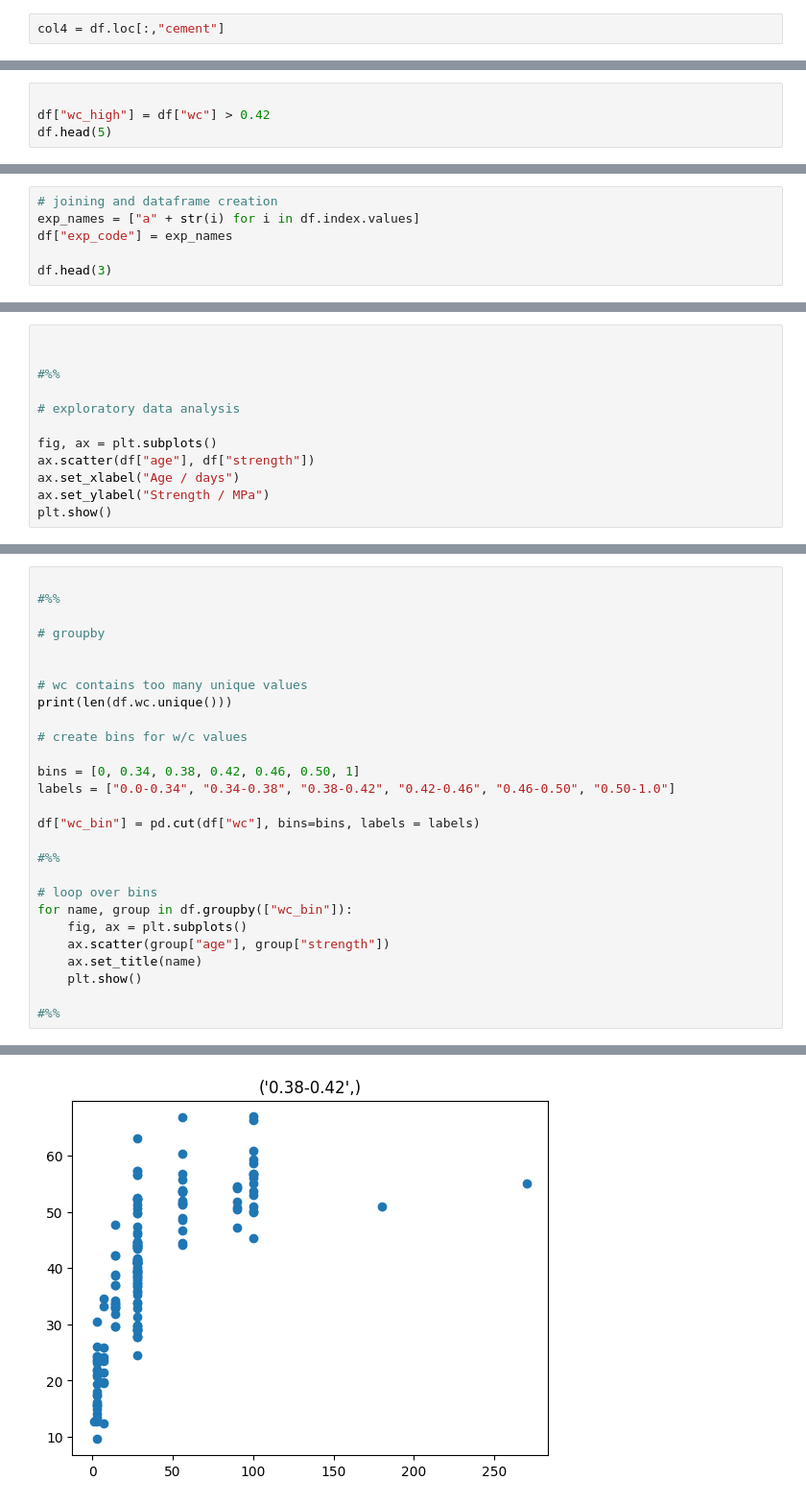
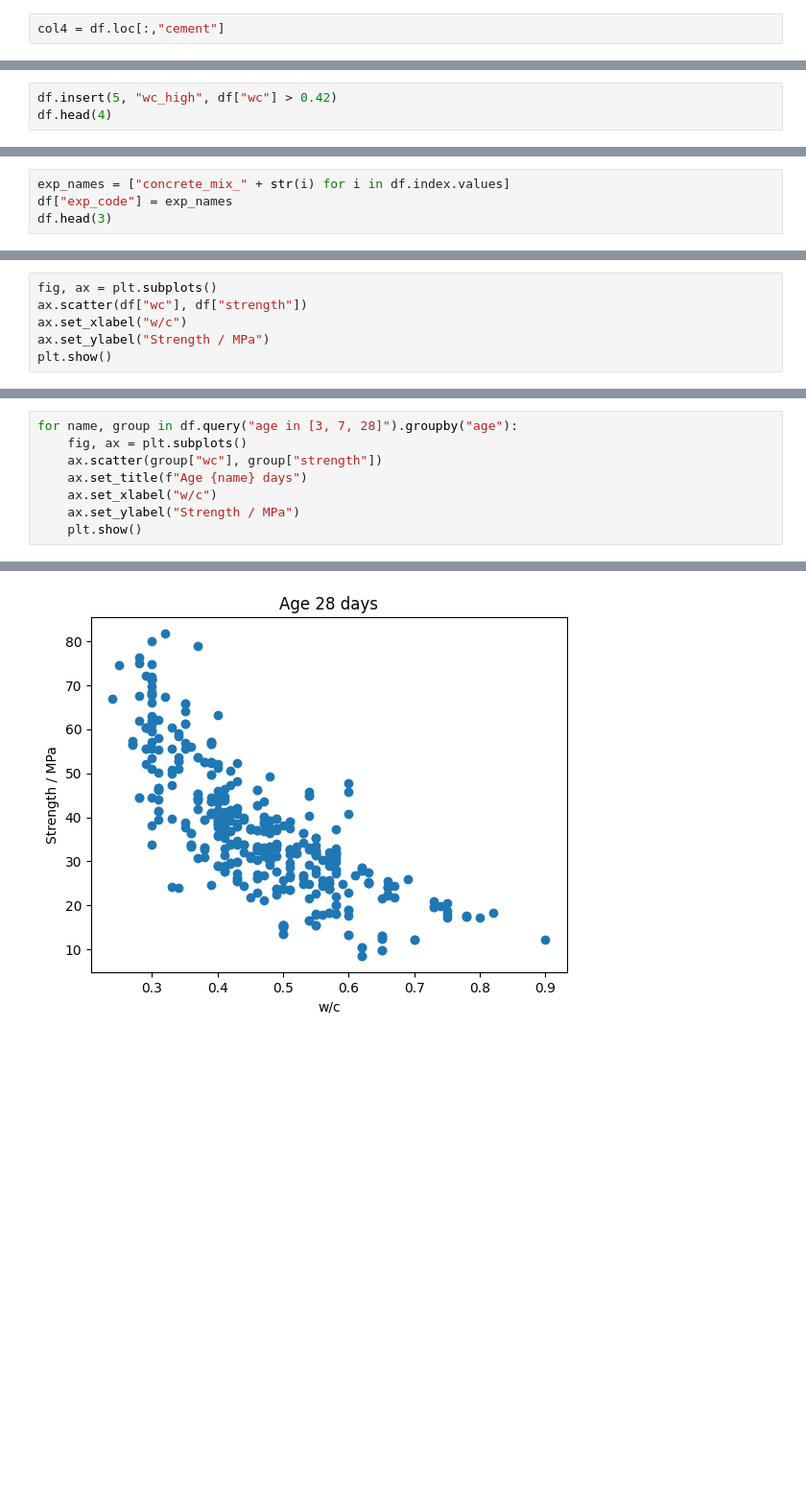
Before and after one commit to tgaedt/workshop_uv, a Jupyter notebook: notebooks/1_pandas_demo.ipynb, the cells around one changed output, grey strips where cells are left out. Shown at 96% size. Saved outputs shown, nothing was run; the diff lists cells and outputs as text; blank space fills up the shorter version.

```diff
--- a/notebooks/1_pandas_demo.ipynb
+++ b/notebooks/1_pandas_demo.ipynb
@@ -110,5 +152,4 @@ df.head(5)
 # %%
-
-df["wc_high"] = df["wc"] > 0.42
-df.head(5)
+df.insert(5, "wc_high", df["wc"] > 0.42)
+df.head(4)
 # %% [output]
@@ -169,7 +302,5 @@ df_high.head(3)
 # %%
-# joining and dataframe creation
-exp_names = ["a" + str(i) for i in df.index.values]
+exp_names = ["concrete_mix_" + str(i) for i in df.index.values]
 df["exp_code"] = exp_names
-
 df.head(3)
 # %% [output]
@@ -206,13 +339,7 @@ df_joined.head(3)
 # %%
-
-
-#%%
-
-# exploratory data analysis
-
 fig, ax = plt.subplots()
-ax.scatter(df["age"], df["strength"])
-ax.set_xlabel("Age / days")
+ax.scatter(df["wc"], df["strength"])
+ax.set_xlabel("w/c")
 ax.set_ylabel("Strength / MPa")
 plt.show()
 # %% [output]
@@ -220,28 +349,9 @@ plt.show()
 # %%
-
-#%%
-
-# groupby
-
-
-# wc contains too many unique values
-print(len(df.wc.unique()))
-
-# create bins for w/c values
-
-bins = [0, 0.34, 0.38, 0.42, 0.46, 0.50, 1]
-labels = ["0.0-0.34", "0.34-0.38", "0.38-0.42", "0.42-0.46", "0.46-0.50", "0.50-1.0"]
-
-df["wc_bin"] = pd.cut(df["wc"], bins=bins, labels = labels)
-
-#%%
-
-# loop over bins
-for name, group in df.groupby(["wc_bin"]):
+for name, group in df.query("age in [3, 7, 28]").groupby("age"):
     fig, ax = plt.subplots()
-    ax.scatter(group["age"], group["strength"])
-    ax.set_title(name)
+    ax.scatter(group["wc"], group["strength"])
+    ax.set_title(f"Age {name} days")
+    ax.set_xlabel("w/c")
+    ax.set_ylabel("Strength / MPa")
     plt.show()
-
-#%%
 # %% [output]
@@ -251 +360 @@ for name, group in df.groupby(["wc_bin"]):
-[figure, old version]
+[figure, new version]
```
Also changed, not shown: parts of 60 cells of this notebook.
